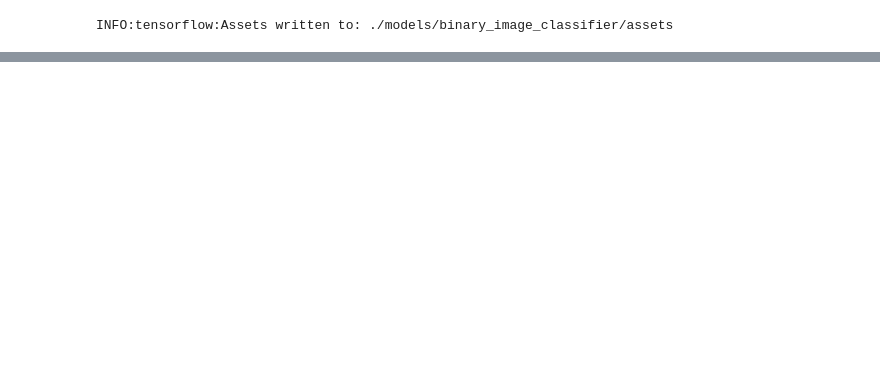
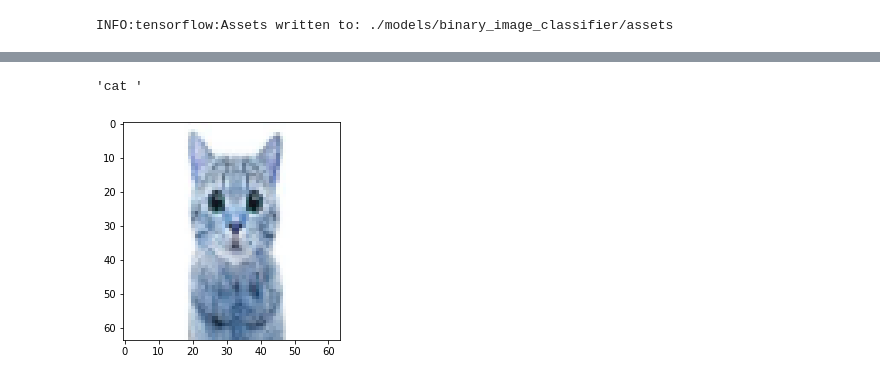
Before and after one commit to prashunjavero/neural_networks, a Jupyter notebook: cnn/01_tf_binary_image_classification.ipynb, the cells around one changed output, grey strips where cells are left out. Drawn from its saved outputs; the diff is of its cells as text; code cells hidden in the pictures; blank space fills up the shorter version.

```diff
--- a/cnn/01_tf_binary_image_classification.ipynb
+++ b/cnn/01_tf_binary_image_classification.ipynb
@@ -210,8 +74,0 @@ def save_model(path):
-# %%
-def load_model(path):
-    #load the model
-    new_model = tf.keras.models.load_model(path)
-    # Check its architecture
-    new_model.summary()
-    #return the model
-    return new_model
@@ -381,0 +79,5 @@ print(result)
+# %%
+correct_predictions = pd.DataFrame({ 'predictions': [1,0,0,0,1,0]  })
+class_names = ['cat ', 'Not cat']
+model = load_model('./models/binary_image_classifier')
+image_shape = (64,64,3)
@@ -381,0 +110,10 @@ print(result)
+# %%
+path = '/Users/prashunjaveri/Desktop/cat.jpeg'
+predict_single(path=path,
+            model=model,
+            shape=image_shape,
+            classes=class_names,
+            show_image = True )
+# %% [output]
+'cat '
+[figure, added]
```
Also changed, not shown: parts of 25 cells of this notebook, 18 other files.
